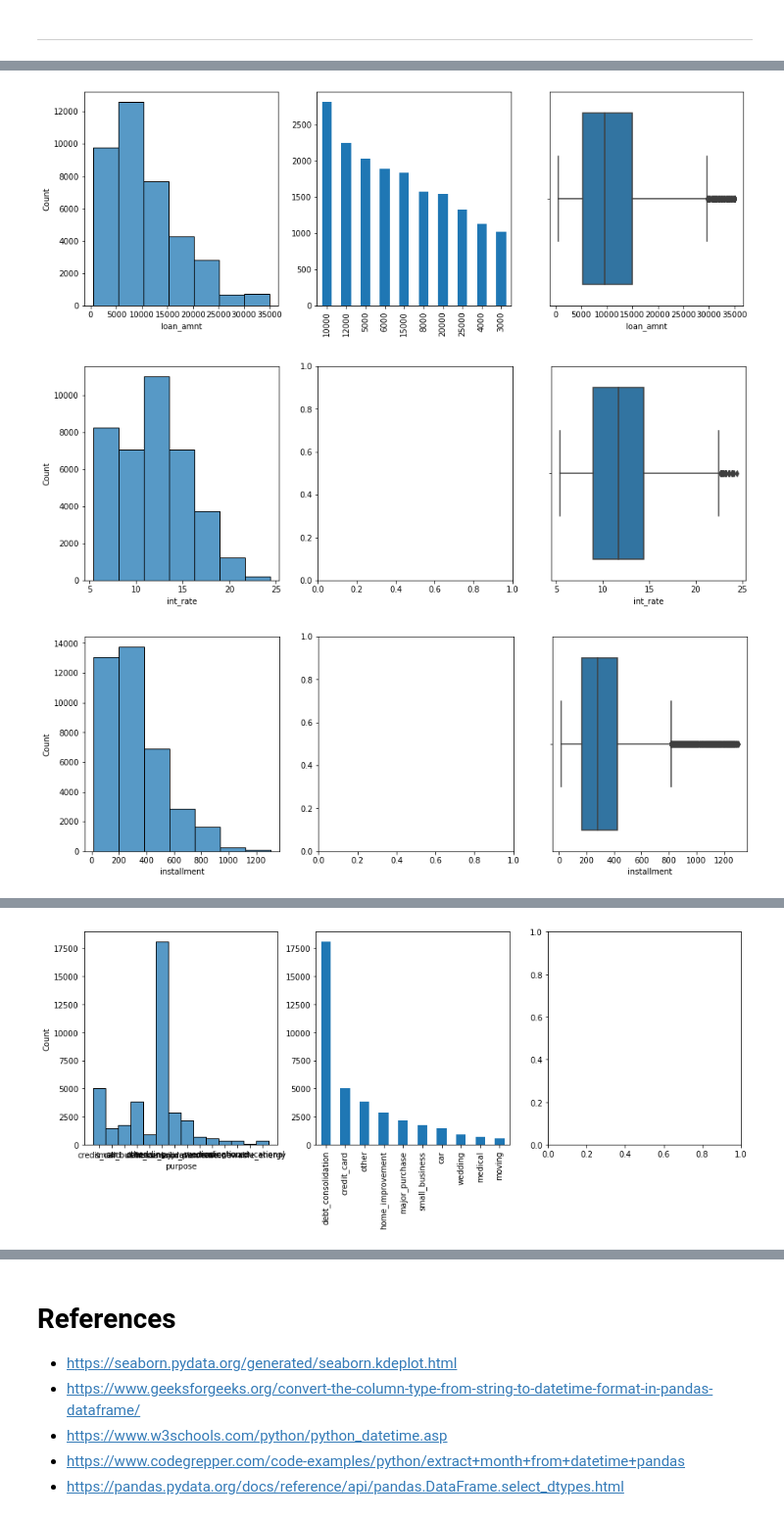
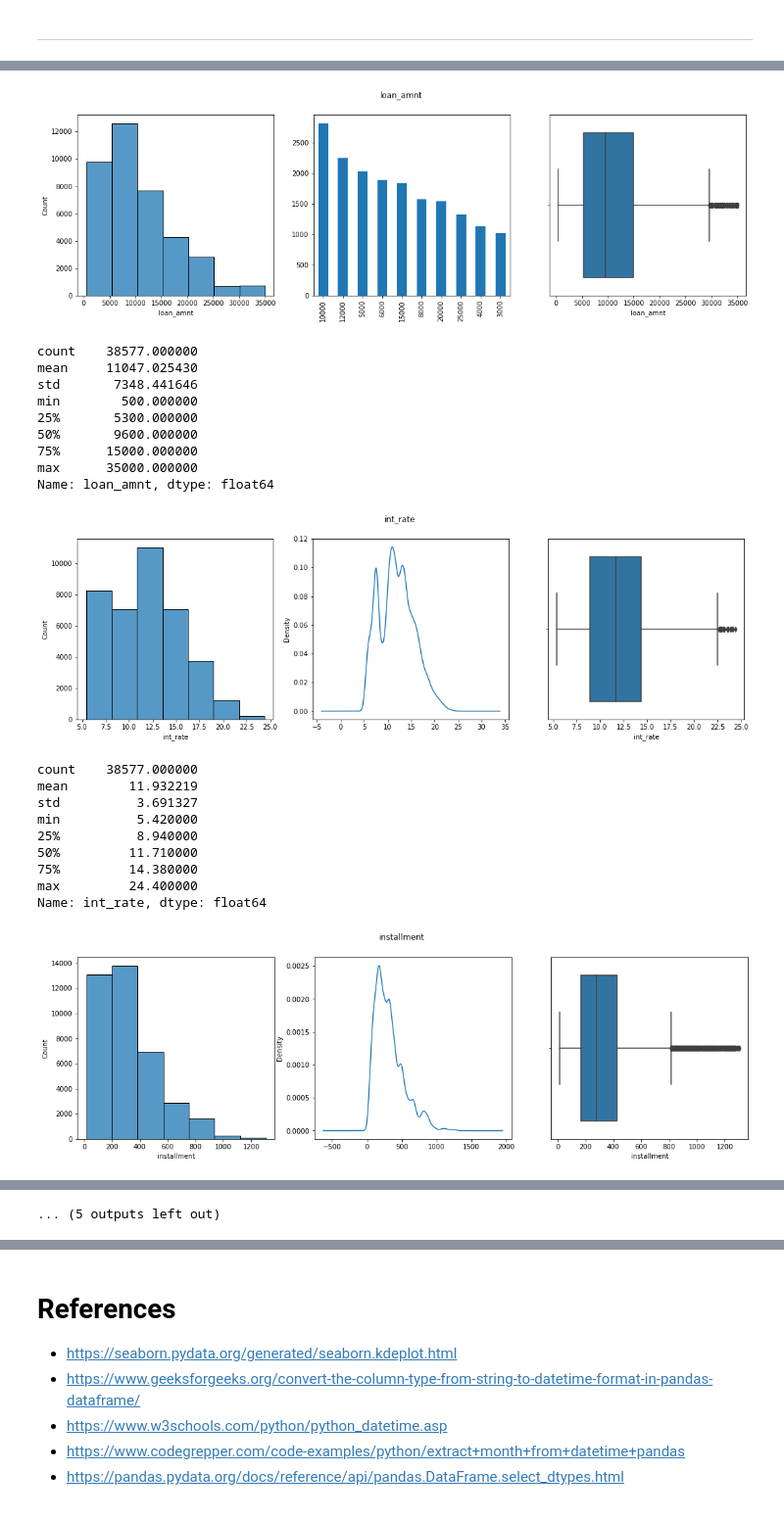
Before and after one commit to ayushxx7/EDA-LendingClubCaseStudy, a Jupyter notebook: LendingClubCaseStudy.ipynb, the cells around one changed output, grey strips where cells are left out. Shown at 98% size. Cells and saved outputs as stored; diff of their text form; code cells hidden in the pictures.

```diff
--- a/LendingClubCaseStudy.ipynb
+++ b/LendingClubCaseStudy.ipynb
@@ -888,0 +913,3 @@ loan_df.loc[:,['grade', 'sub_grade']]
+# %%
+loan_df['sub_grade_num'] = loan_df.sub_grade.apply(lambda x: x.replace('6', '1').replace('5', '2').replace('4', '3').replace('3', '2').replace('2', '1').replace('1', '0').replace('G', '0'))
+loan_df['sub_grade_num'] = loan_df.sub_grade.apply(lambda x: int(x.replace('A', '6').replace('B', '5').replace('C', '4').replace('D', '3').replace('E', '2').replace('F', '1').replace('G', '0')))
@@ -1041,8 +1062,18 @@ plt.show()
 # %%
-col_continous = []
+col_large_unique = []
+col_small_unique = []
 for col in loan_df:
-    if len(loan_df[col].unique()) > 10:
-        print(col, ':',len(loan_df[col].unique()))
-        col_continous.append(col)
-print(col_continous)
+    if len(loan_df[col].unique()) > 14:
+#         print(col, ':',len(loan_df[col].unique()))
+        col_large_unique.append(col)
+    else:
+        col_small_unique.append(col)
+
+# subgrade num will be analyzed when analyzing sub_grade itself
+col_large_unique.remove('sub_grade_num')
+# date column should not be analyzed as categorical data
+col_large_unique.remove('issue_d')
+
+print('large:', col_large_unique)
+print('small:', col_small_unique)
 # %% [output]
@@ -1086,13 +1114,45 @@ def plot_continous(loan_df, column):
 # %%
 import traceback
 
-for i in col_continous:
+for column in col_large_unique:
     try:
-        plot_continous(loan_df, i)
+        plot_large(loan_df, column)
+        if column == 'annual_inc':
+#             plot_large(loan_df, column)
+            plot_large(loan_df[loan_df['annual_inc']<83000], column)
+            print(loan_df[column].describe())
+        elif column == 'sub_grade':
+            print(loan_df['sub_grade_num'].describe())
+        elif column == 'emp_length':
+            print(loan_df[column].describe())
+            print(loan_df['emp_length'].value_counts())
+        else:
+#             plot_large(loan_df, column)
+            print(loan_df[column].describe())
+
     except:
-        print('cannot plot for', i)
-#         print(traceback.format_exc())
+        pass
+#         print('cannot plot for', i)
+        print(traceback.format_exc())
 # %% [output]
-[figure, old version]
+[figure, new version]
+count    38577.000000
+mean     11047.025430
+std       7348.441646
+min        500.000000
+25%       5300.000000
+50%       9600.000000
+75%      15000.000000
+max      35000.000000
+Name: loan_amnt, dtype: float64
-[figure, old version]
+[figure, new version]
+count    38577.000000
+mean        11.932219
+std          3.691327
+min          5.420000
+25%          8.940000
+50%         11.710000
+75%         14.380000
+max         24.400000
+Name: int_rate, dtype: float64
-[figure, old version]
+[figure, new version]
@@ -1103 +1189,0 @@ for i in col_continous:
-[figure, removed]
@@ -1108,0 +1190 @@ for i in col_continous:
+... (5 outputs left out)
```
Also changed, not shown: parts of 39 cells of this notebook.
